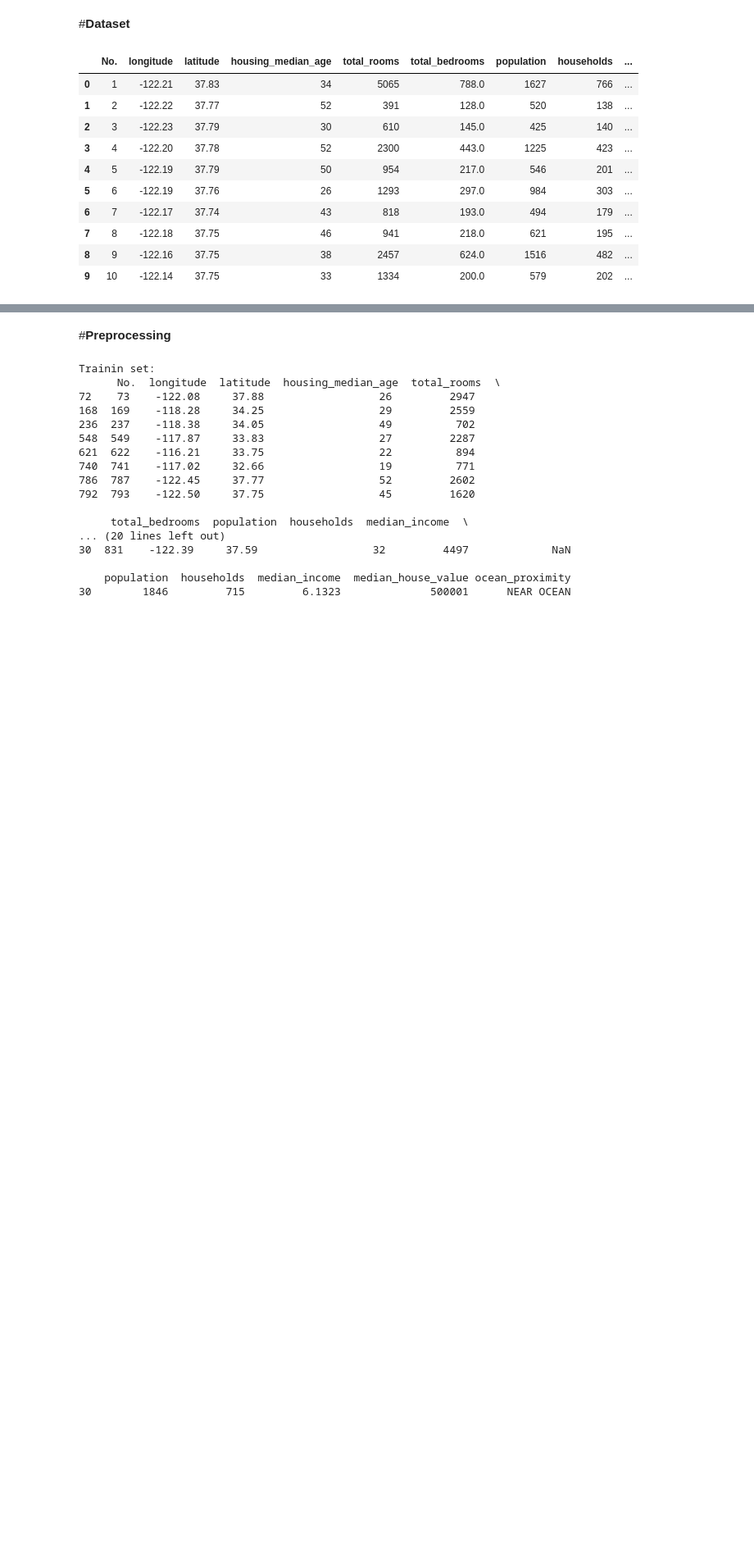
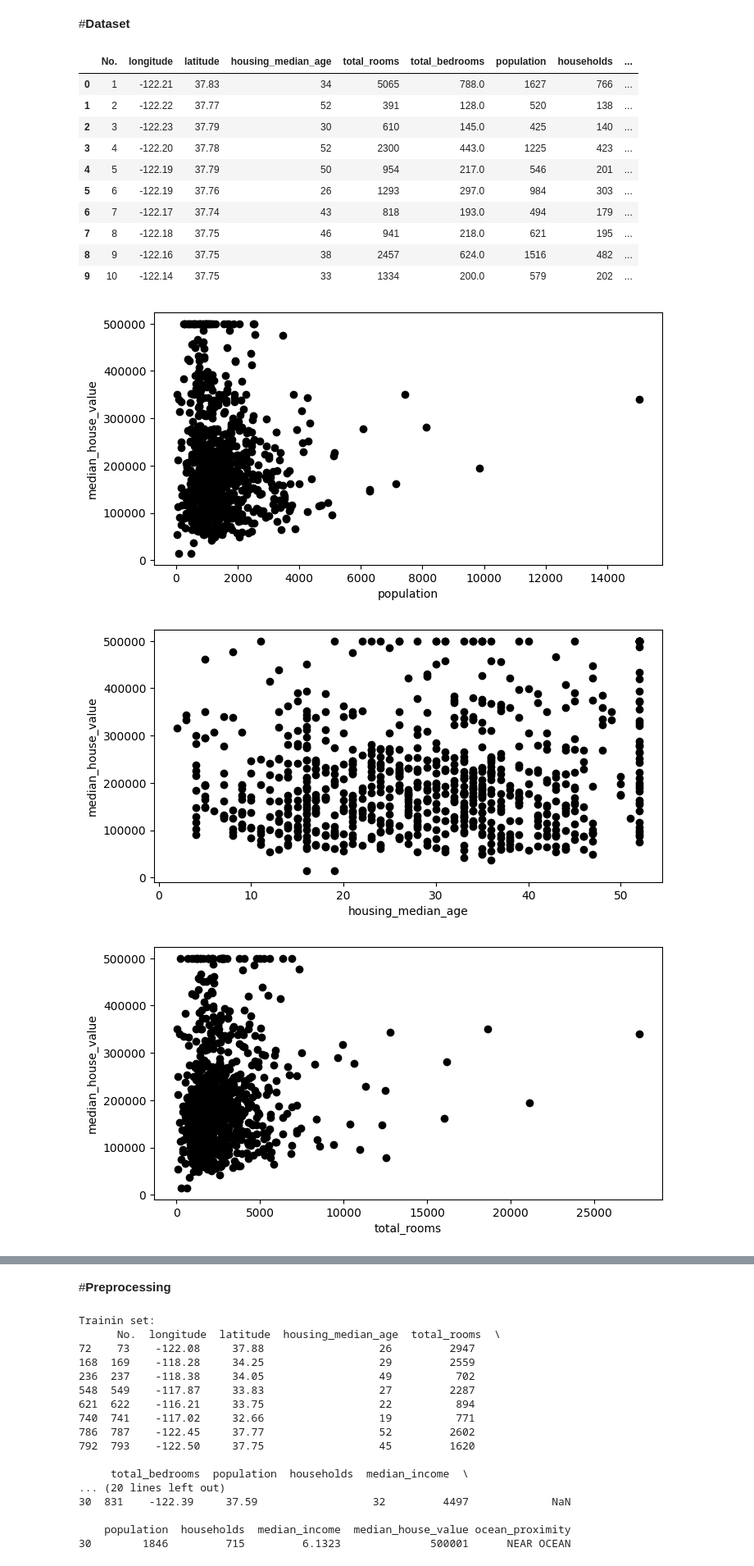
Before and after one commit to ahmed-okkio/Applications-of-Classification-and-Regression, a Jupyter notebook: regression/lasso_main.ipynb, the cells around one changed output, grey strips where cells are left out. Shown: that part at 82% size. Cells and saved outputs as stored; diff of their text form; code cells hidden in the pictures; blank space fills up the shorter version.

```diff
--- a/regression/lasso_main.ipynb
+++ b/regression/lasso_main.ipynb
@@ -42,3 +42,13 @@ def scatter_plot(feature, target):
     plt.xlabel(feature)
     plt.ylabel(target)
     plt.show()
+# %%
+#Attempting to identifying correlations
+scatter_plot('population', 'median_house_value')
+scatter_plot('housing_median_age', 'median_house_value')
+scatter_plot('total_rooms', 'median_house_value')
+scatter_plot('total_rooms', 'total_bedrooms')
+# %% [output]
+[figure, added]
+[figure, added]
+[figure, added]
```
Also changed, not shown: parts of 23 cells of this notebook, 3 other files.
